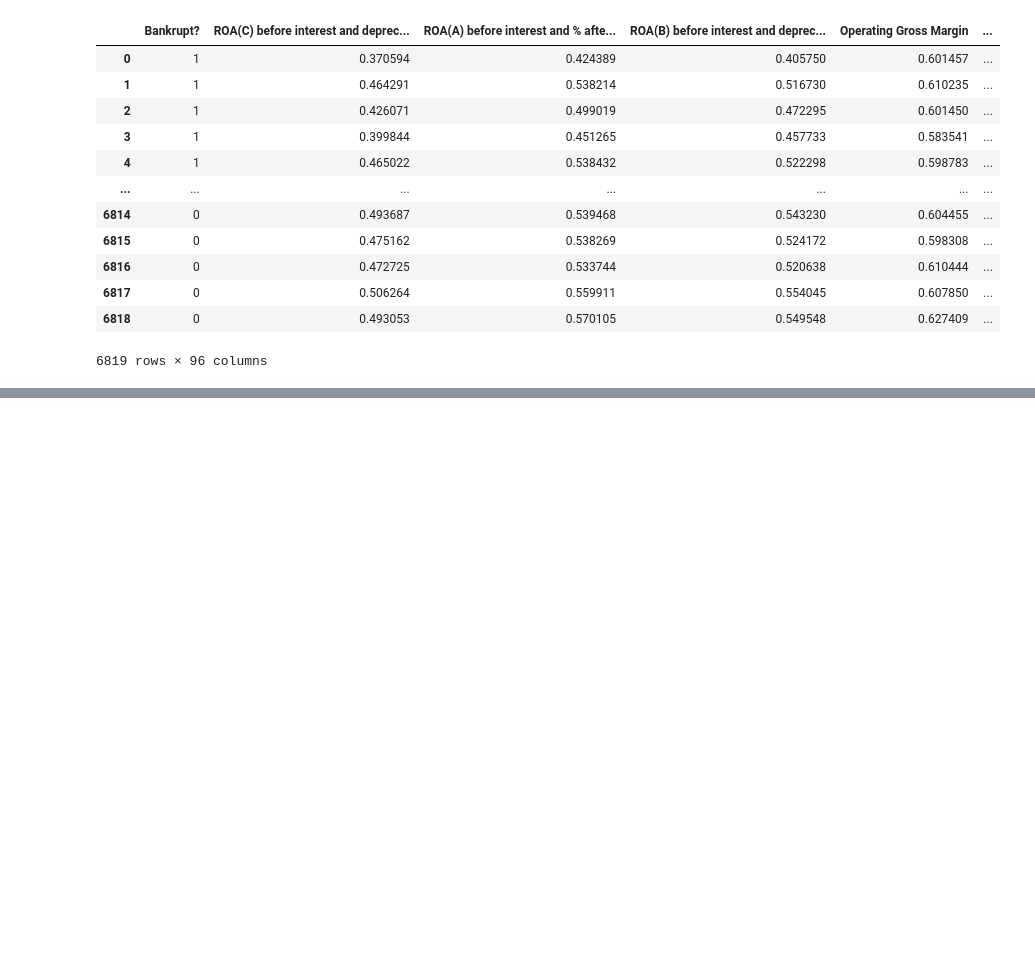
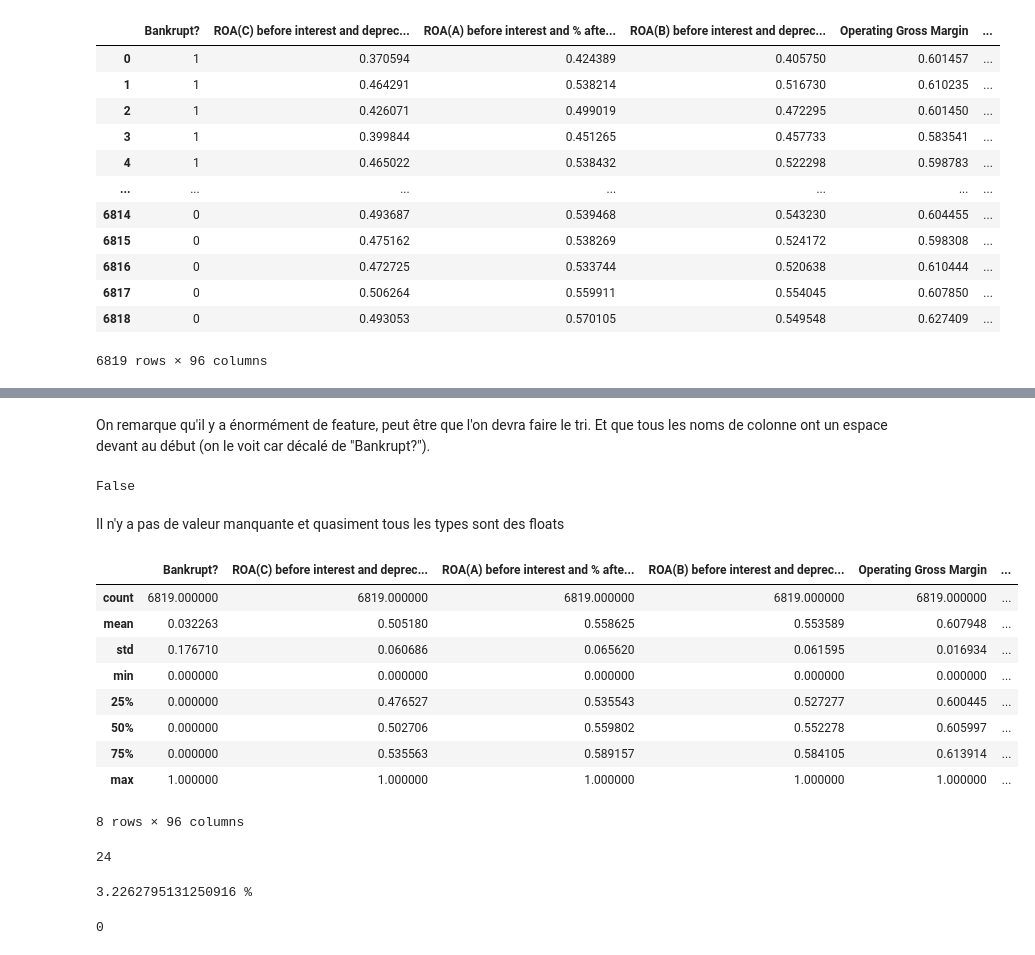
Before and after one commit to JohannCFi/TaiwaneseBankruptcy, a Jupyter notebook: taiwanese.ipynb, the cells around one changed output, grey strips where cells are left out. Drawn from its saved outputs; the diff is of its cells as text; code cells hidden in the pictures; blank space fills up the shorter version.

```diff
--- a/taiwanese.ipynb
+++ b/taiwanese.ipynb
@@ -22,0 +43,2 @@ data
+# %% [markdown]
+On remarque qu'il y a énormément de feature, peut être que l'on devra faire le tri. Et que tous les noms de colonne ont un espace devant au début (on le voit car décalé de "Bankrupt?").
@@ -22,0 +47,36 @@ data
+# %%
+print(data.isna().values.any())
+# %% [output]
+False
+# %% [markdown]
+Il n'y a pas de valeur manquante et quasiment tous les types sont des floats
+# %%
+describe = data.describe()
+describe
+# %% [output]
+|  | Bankrupt? | ROA(C) before interest and deprec... | ROA(A) before interest and % afte... | ROA(B) before interest and deprec... | Operating Gross Margin | ... |
+| count | 6819.000000 | 6819.000000 | 6819.000000 | 6819.000000 | 6819.000000 | ... |
+| mean | 0.032263 | 0.505180 | 0.558625 | 0.553589 | 0.607948 | ... |
+| std | 0.176710 | 0.060686 | 0.065620 | 0.061595 | 0.016934 | ... |
+| min | 0.000000 | 0.000000 | 0.000000 | 0.000000 | 0.000000 | ... |
+| 25% | 0.000000 | 0.476527 | 0.535543 | 0.527277 | 0.600445 | ... |
+| 50% | 0.000000 | 0.502706 | 0.559802 | 0.552278 | 0.605997 | ... |
+| 75% | 0.000000 | 0.535563 | 0.589157 | 0.584105 | 0.613914 | ... |
+| max | 1.000000 | 1.000000 | 1.000000 | 1.000000 | 1.000000 | ... |
+8 rows × 96 columns
+# %%
+not_same_scale = describe.iloc[7][describe.iloc[7] != 1]
+not_same_scale.shape[0]
+# %% [output]
+24
+# %%
+print(f"{float((data[data["Bankrupt?"]==1].sum()/data.shape[0]).iloc[0]) * 100} %") # % de faillite
+# %% [output]
+3.2262795131250916 %
+# %%
+# net income flag semble toujours valoir 1
+data["Net Income Flag"][data["Net Income Flag"]!=1].shape[0]
+
+# Vaut toujours 1 donc on pourra la supprimer
+# %% [output]
+0
```
Also changed, not shown: parts of 13 cells of this notebook.
